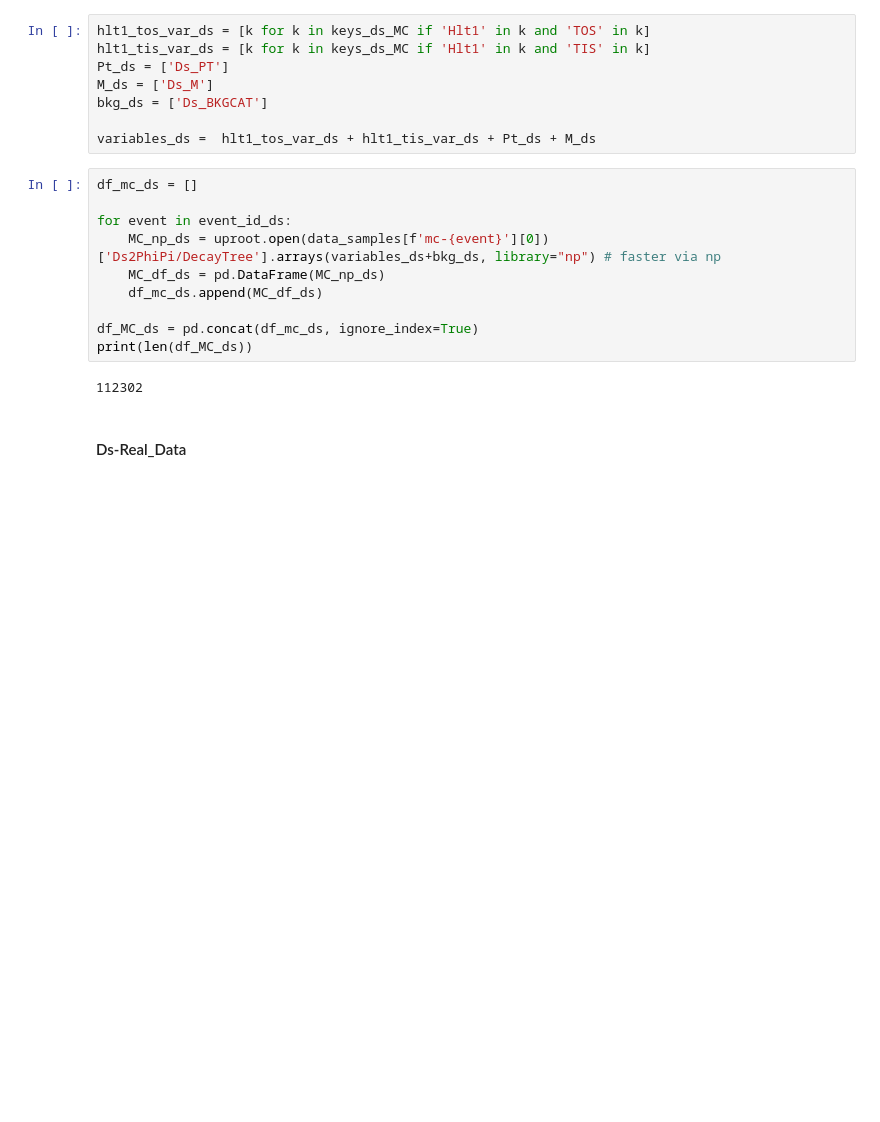
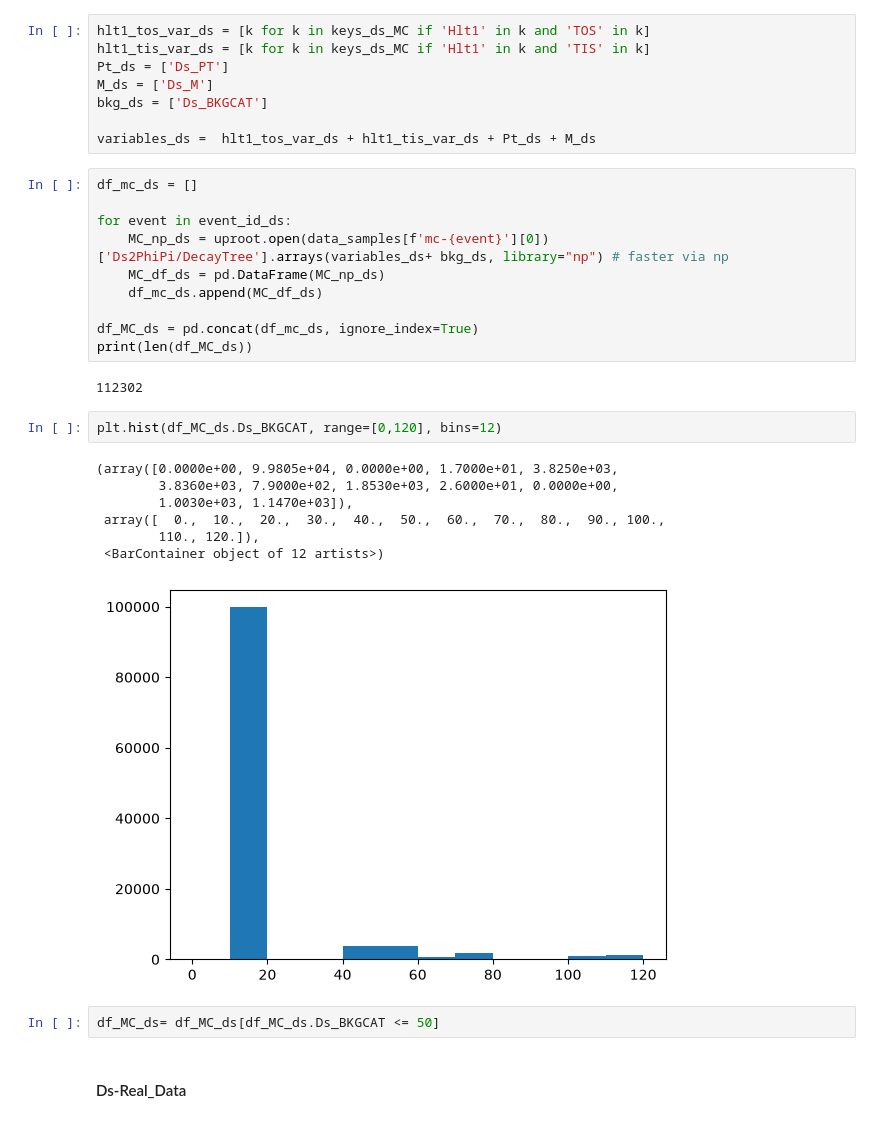
Before and after one commit to lhcb-bicocca/tesi_impicciche, a Jupyter notebook: notebooks/skimming.ipynb, the cells around one changed output. Drawn from its saved outputs; the diff is of its cells as text; blank space fills up the shorter version.

```diff
--- a/notebooks/skimming.ipynb
+++ b/notebooks/skimming.ipynb
@@ -152,7 +171,7 @@ variables_ds =  hlt1_tos_var_ds + hlt1_tis_var_ds + Pt_ds + M_ds
 df_mc_ds = []
 
 for event in event_id_ds:
-    MC_np_ds = uproot.open(data_samples[f'mc-{event}'][0])['Ds2PhiPi/DecayTree'].arrays(variables_ds+bkg_ds, library="np") # faster via np
+    MC_np_ds = uproot.open(data_samples[f'mc-{event}'][0])['Ds2PhiPi/DecayTree'].arrays(variables_ds+ bkg_ds, library="np") # faster via np
     MC_df_ds = pd.DataFrame(MC_np_ds)
     df_mc_ds.append(MC_df_ds)
 
@@ -160,6 +179,18 @@ df_MC_ds = pd.concat(df_mc_ds, ignore_index=True)
 print(len(df_MC_ds))
 # %% [output]
 112302
+# %%
+plt.hist(df_MC_ds.Ds_BKGCAT, range=[0,120], bins=12)
+# %% [output]
+(array([0.0000e+00, 9.9805e+04, 0.0000e+00, 1.7000e+01, 3.8250e+03,
+        3.8360e+03, 7.9000e+02, 1.8530e+03, 2.6000e+01, 0.0000e+00,
+        1.0030e+03, 1.1470e+03]),
+ array([  0.,  10.,  20.,  30.,  40.,  50.,  60.,  70.,  80.,  90., 100.,
+        110., 120.]),
+ <BarContainer object of 12 artists>)
+[figure, added]
+# %%
+df_MC_ds= df_MC_ds[df_MC_ds.Ds_BKGCAT <= 50]
 # %% [markdown]
 #### Ds-Real_Data
 # %%
```
Also changed, not shown: parts of 12 cells of this notebook.
